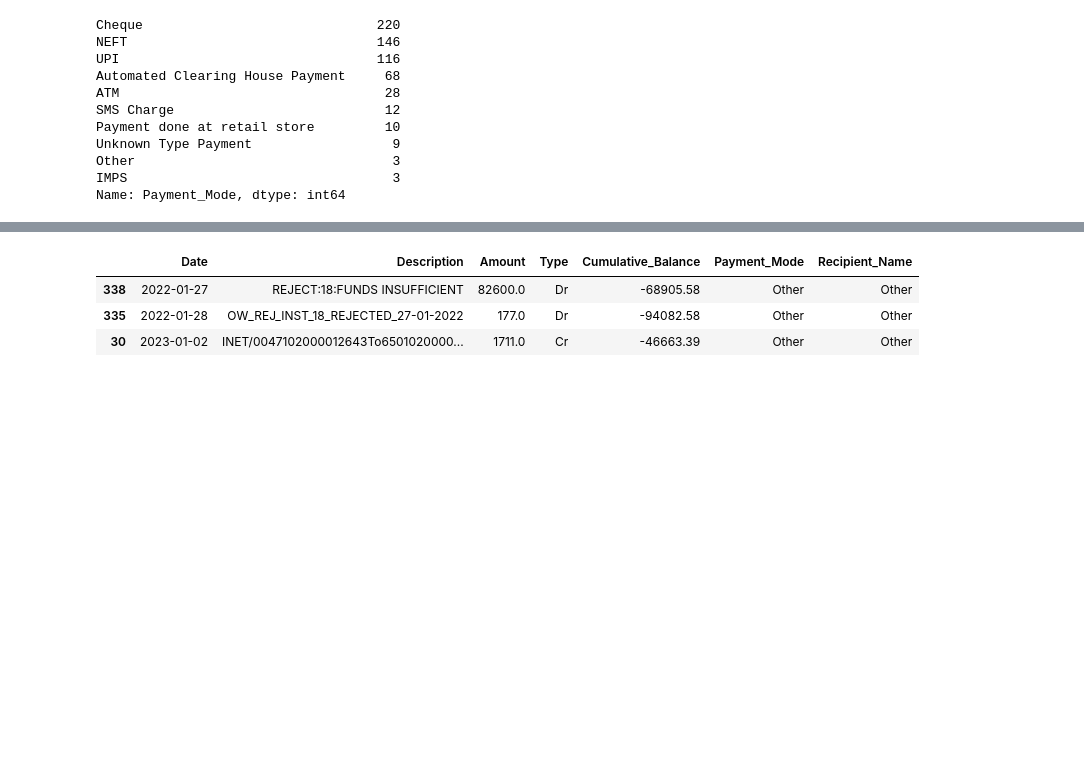
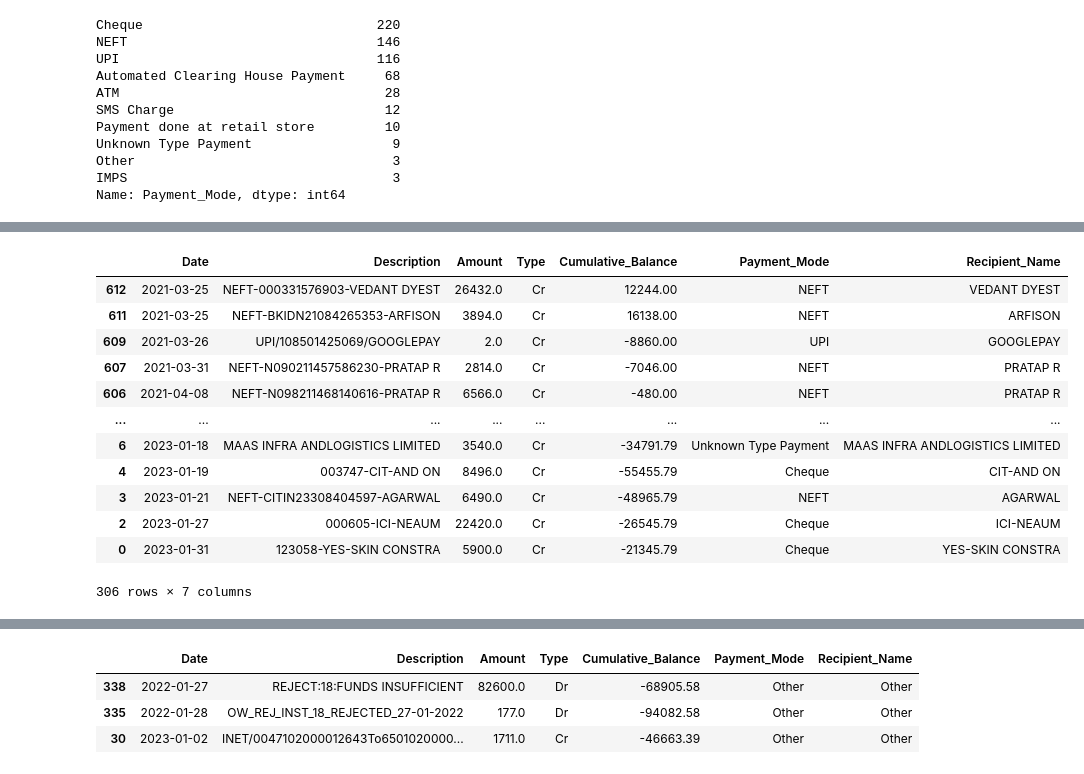
Before and after one commit to TechForEverybody/IDBI_Bank_Mini_Statement_Analysis, a Jupyter notebook: Preprocessing/Analysis/Analysis.ipynb, the cells around one changed output, grey strips where cells are left out. Drawn from its saved outputs; the diff is of its cells as text; code cells hidden in the pictures; blank space fills up the shorter version.

```diff
--- a/Preprocessing/Analysis/Analysis.ipynb
+++ b/Preprocessing/Analysis/Analysis.ipynb
@@ -241,0 +258,16 @@ Name: Payment_Mode, dtype: int64
+# %%
+Statement[Statement['Type']=="Cr"]
+# %% [output]
+|  | Date | Description | Amount | Type | Cumulative_Balance | Payment_Mode | Recipient_Name |
+| 612 | 2021-03-25 | NEFT-000331576903-VEDANT DYEST | 26432.0 | Cr | 12244.00 | NEFT | VEDANT DYEST |
+| 611 | 2021-03-25 | NEFT-BKIDN21084265353-ARFISON | 3894.0 | Cr | 16138.00 | NEFT | ARFISON |
+| 609 | 2021-03-26 | UPI/108501425069/GOOGLEPAY | 2.0 | Cr | -8860.00 | UPI | GOOGLEPAY |
+| 607 | 2021-03-31 | NEFT-N090211457586230-PRATAP R | 2814.0 | Cr | -7046.00 | NEFT | PRATAP R |
+| 606 | 2021-04-08 | NEFT-N098211468140616-PRATAP R | 6566.0 | Cr | -480.00 | NEFT | PRATAP R |
+| ... | ... | ... | ... | ... | ... | ... | ... |
+| 6 | 2023-01-18 | MAAS INFRA ANDLOGISTICS LIMITED | 3540.0 | Cr | -34791.79 | Unknown Type Payment | MAAS INFRA ANDLOGISTICS LIMITED |
+| 4 | 2023-01-19 | 003747-CIT-AND ON | 8496.0 | Cr | -55455.79 | Cheque | CIT-AND ON |
+| 3 | 2023-01-21 | NEFT-CITIN23308404597-AGARWAL | 6490.0 | Cr | -48965.79 | NEFT | AGARWAL |
+| 2 | 2023-01-27 | 000605-ICI-NEAUM | 22420.0 | Cr | -26545.79 | Cheque | ICI-NEAUM |
+| 0 | 2023-01-31 | 123058-YES-SKIN CONSTRA | 5900.0 | Cr | -21345.79 | Cheque | YES-SKIN CONSTRA |
+306 rows × 7 columns
```
Also changed, not shown: parts of 10 cells of this notebook, 10 other files.
